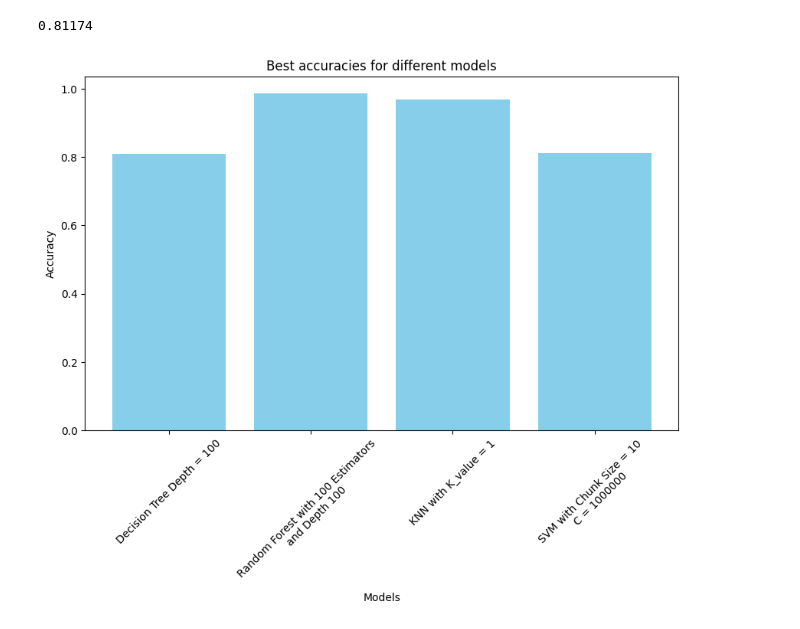
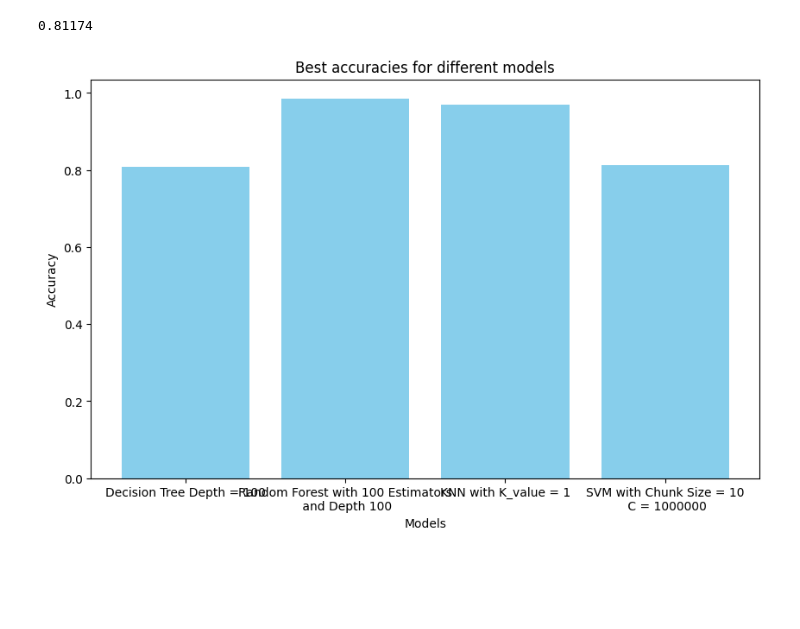
Before and after one commit to JaySachar/MSE413-ML, a Jupyter notebook: Lab 2/Lab2.ipynb, the cells around one changed output. Drawn from its saved outputs; the diff is of its cells as text; code cells hidden in the pictures; blank space fills up the shorter version.

```diff
--- a/Lab 2/Lab2.ipynb
+++ b/Lab 2/Lab2.ipynb
@@ -686,18 +686,18 @@ chunk_size_results['Chunk Size: 10, C: 1000000']["Accuracy"]
 # %%
 # The best accuracy for section 2 was, Decision Tree (DT) at Depth 100: DT_accuracy_depth_100
 # Best accuracy for section 3, RF, at depth 100 with 100 estimators: list(accuracy.keys)
 # Best accuracy for section 4, KNN, was at K = 1, KNN_accuaracy_list[0] (0.969)
 # Best accuracy for section 5, SVM, chunk size = 10, C = 1000000, list(chunk_size_results.keys)
 
 best_accuracies = [DT_accuracy_depth_100, accuracy["RF_accuracy_est_100_depth_100"], KNN_accuaracy_list[0], chunk_size_results['Chunk Size: 10, C: 1000000']["Accuracy"]]
 categories = ["Decision Tree Depth = 100", "Random Forest with 100 Estimators\n and Depth 100", "KNN with K_value = 1", "SVM with Chunk Size = 10\n C = 1000000"]
 
 plt.figure(figsize=(10, 6))
 plt.bar(categories, best_accuracies, color='skyblue')
 plt.xlabel('Models')
 plt.ylabel('Accuracy')
 plt.title('Best accuracies for different models')
-plt.xticks(rotation=45)
+#plt.xticks(rotation=45)
 plt.show()
 # %% [output]
-[figure, old version]
+[figure, new version]
```
Also changed, not shown: 1 other file.
